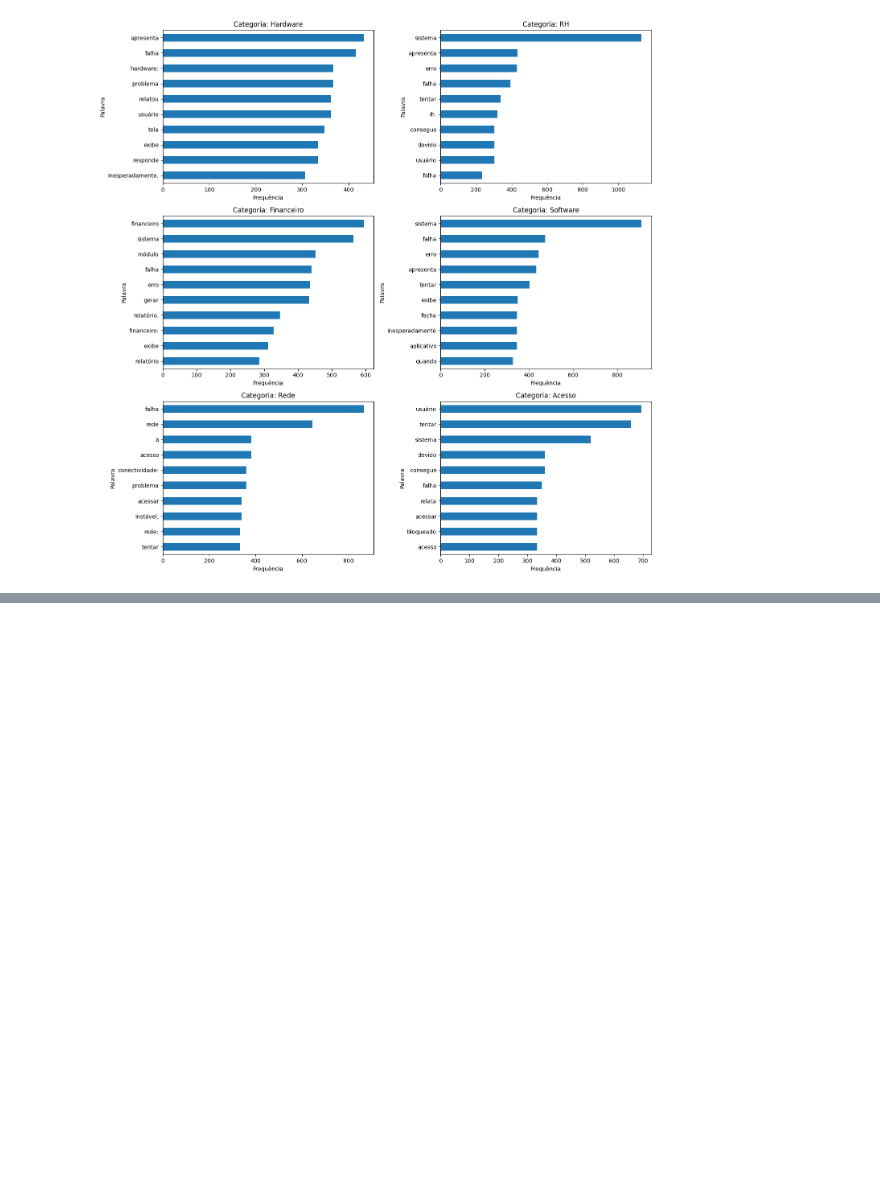
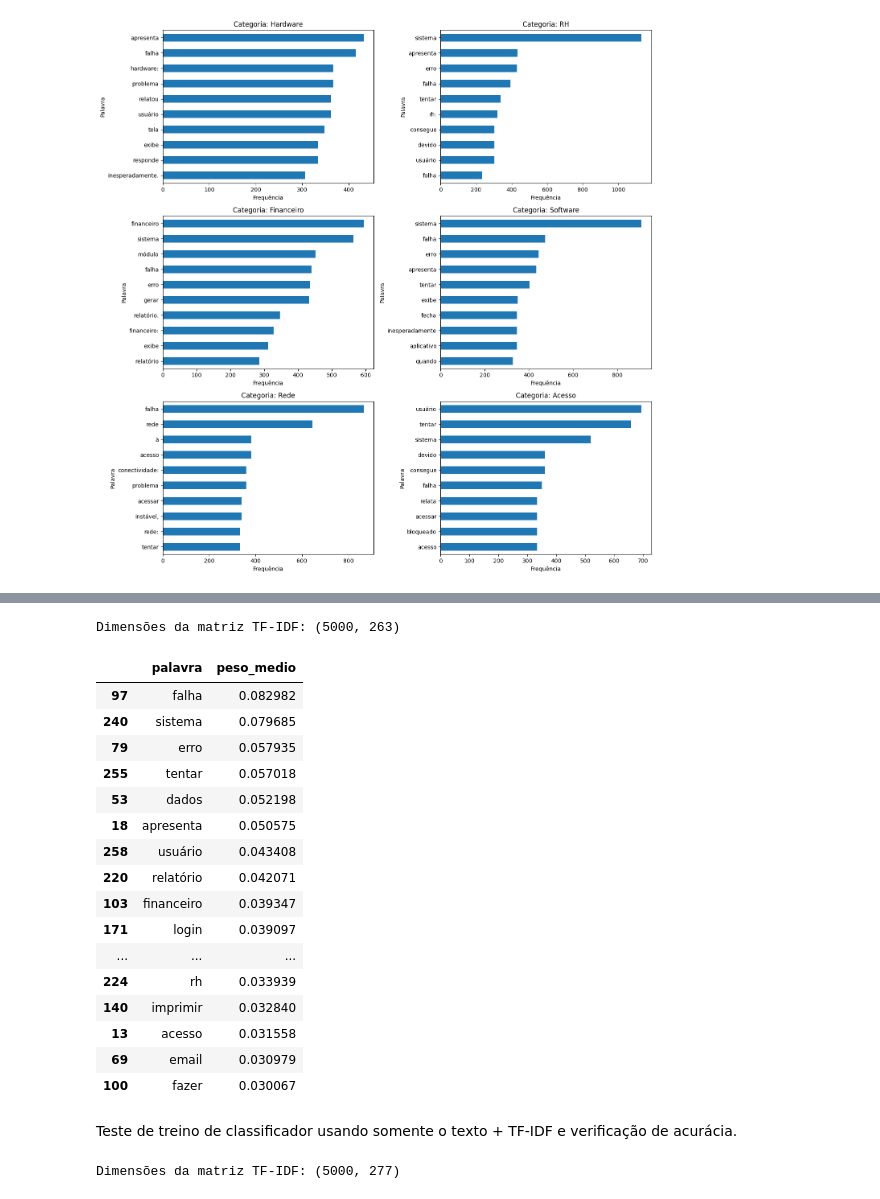
Before and after one commit to AndreyFernandes-NP/ProjetoIntegrador-II, a Jupyter notebook: notebooks/Análise_Exploratória.ipynb, the cells around one changed output, grey strips where cells are left out. Drawn from its saved outputs; the diff is of its cells as text; code cells hidden in the pictures; blank space fills up the shorter version.

```diff
--- a/notebooks/Análise_Exploratória.ipynb
+++ b/notebooks/Análise_Exploratória.ipynb
@@ -616,3 +616,12 @@ plt.tight_layout()
 plt.show()
 # %% [output]
 [figure]
+# %%
+from sklearn.feature_extraction.text import TfidfVectorizer
+
+df['texto'] = (
+    df['title'].fillna('') + ' ' +
+    df['description'].fillna('')
+)
+
+df[['title', 'description', 'texto']].head()
@@ -618,0 +635,67 @@ plt.show()
+# %%
+vectorizer = TfidfVectorizer(
+    stop_words=list(stopwords),
+    max_features=1000
+)
+
+X_tfidf = vectorizer.fit_transform(df['texto'])
+
+print("Dimensões da matriz TF-IDF:", X_tfidf.shape)
+# %% [output]
+Dimensões da matriz TF-IDF: (5000, 263)
+# %%
+import numpy as np
+
+nomes = vectorizer.get_feature_names_out()
+pesos = np.asarray(X_tfidf.mean(axis=0)).ravel()
+
+tfidf_palavras = pd.DataFrame({
+    'palavra': nomes,
+    'peso_medio': pesos
+})
+
+tfidf_palavras.sort_values(
+    'peso_medio',
+    ascending=False
+).head(20)
+# %% [output]
+|  | palavra | peso_medio |
+| 97 | falha | 0.082982 |
+| 240 | sistema | 0.079685 |
+| 79 | erro | 0.057935 |
+| 255 | tentar | 0.057018 |
+| 53 | dados | 0.052198 |
+| 18 | apresenta | 0.050575 |
+| 258 | usuário | 0.043408 |
+| 220 | relatório | 0.042071 |
+| 103 | financeiro | 0.039347 |
+| 171 | login | 0.039097 |
+| ... | ... | ... |
+| 224 | rh | 0.033939 |
+| 140 | imprimir | 0.032840 |
+| 13 | acesso | 0.031558 |
+| 69 | email | 0.030979 |
+| 100 | fazer | 0.030067 |
+# %% [markdown]
+Teste de treino de classificador usando somente o texto + TF-IDF e verificação de acurácia.
+# %%
+from sklearn.feature_extraction.text import TfidfVectorizer
+
+# Combina título e descrição
+texto = (
+    df['title'].fillna('') + ' ' +
+    df['description'].fillna('')
+)
+
+# Cria o vetorizador TF-IDF
+vectorizer = TfidfVectorizer(
+    stop_words=None,
+    max_features=300
+)
+
+# Gera a matriz TF-IDF
+tfidf_matrix = vectorizer.fit_transform(texto)
+
+print("Dimensões da matriz TF-IDF:", tfidf_matrix.shape)
+# %% [output]
+Dimensões da matriz TF-IDF: (5000, 277)
```
Also changed, not shown: parts of 5 cells of this notebook, 1 other file.
